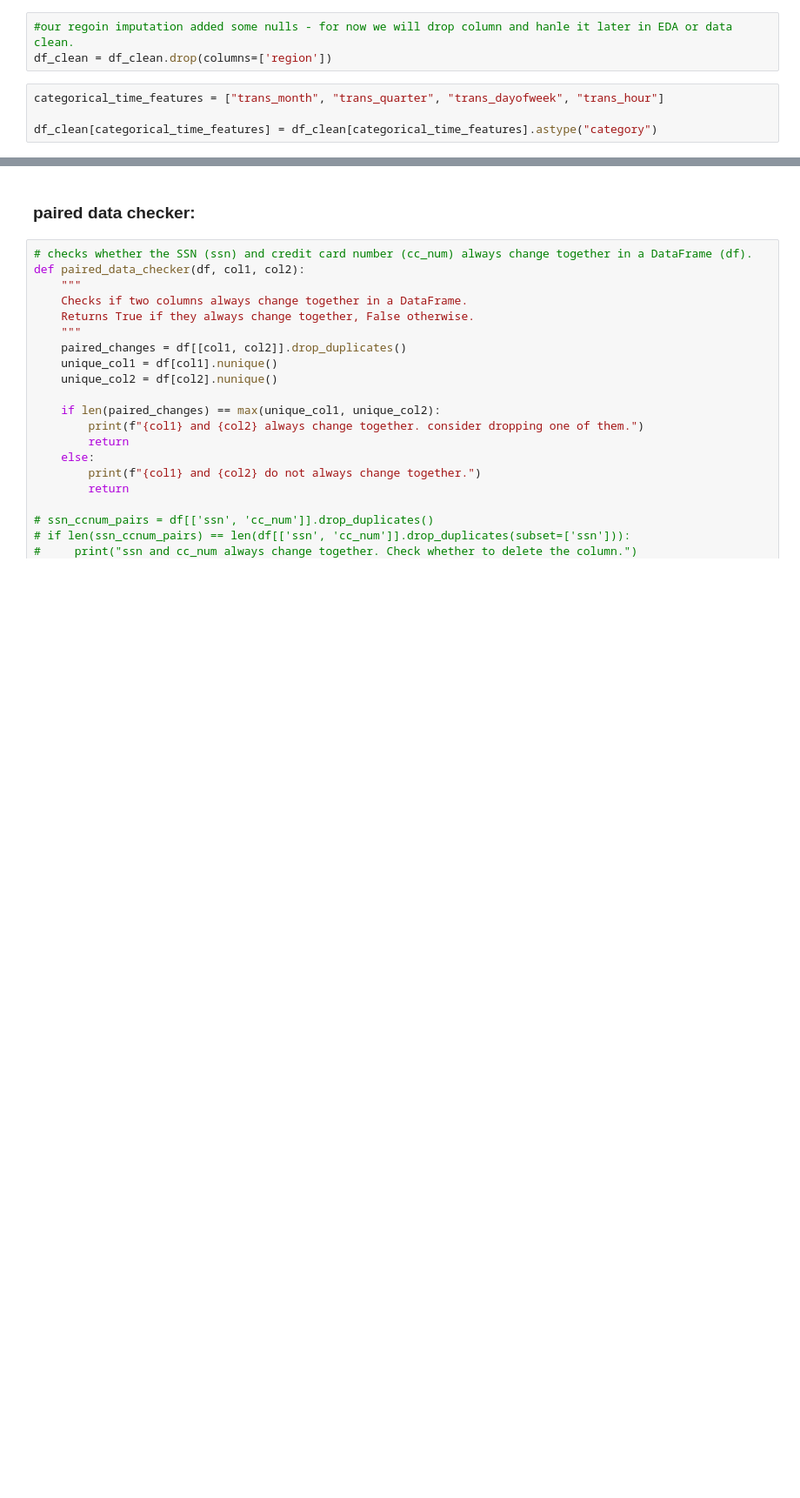
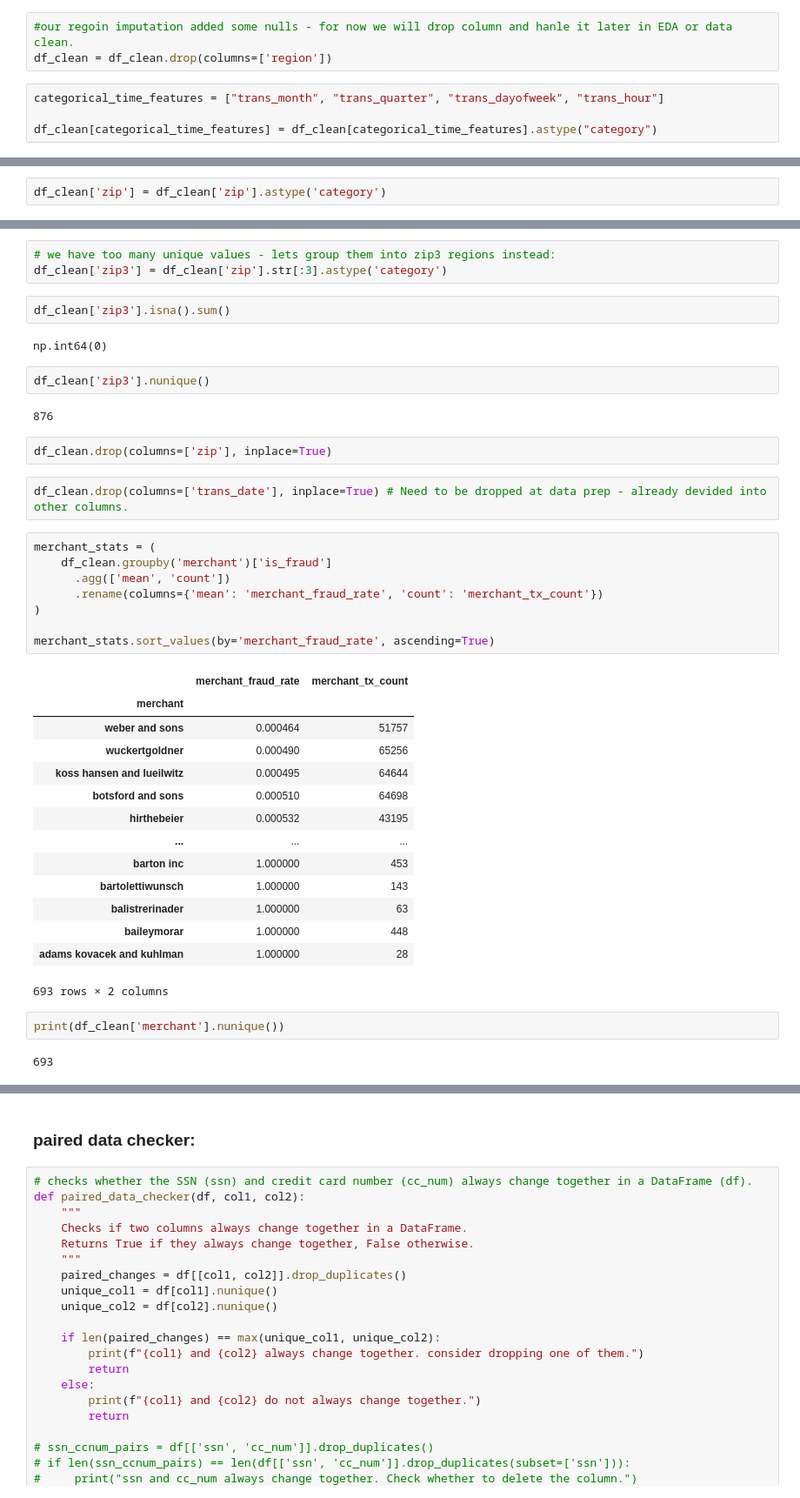
Before and after one commit to Shogant/Credit_Card_Fraud_Detection_Model, a Jupyter notebook: Data_Preparation.ipynb, the cells around one changed output, grey strips where cells are left out. Shown at 87% size. Saved outputs shown, nothing was run; the diff lists cells and outputs as text; blank space fills up the shorter version.

```diff
--- a/Data_Preparation.ipynb
+++ b/Data_Preparation.ipynb
@@ -1467,0 +1471,2 @@ df_clean.to_pickle("df_clean.pkl")
+# %%
+df_clean['zip'] = df_clean['zip'].astype('category')
@@ -1467,0 +1492,42 @@ df_clean.to_pickle("df_clean.pkl")
+# %%
+# we have too many unique values - lets group them into zip3 regions instead:
+df_clean['zip3'] = df_clean['zip'].str[:3].astype('category')
+# %%
+df_clean['zip3'].isna().sum()
+# %% [output]
+np.int64(0)
+# %%
+df_clean['zip3'].nunique()
+# %% [output]
+876
+# %%
+df_clean.drop(columns=['zip'], inplace=True)
+# %%
+df_clean.drop(columns=['trans_date'], inplace=True) # Need to be dropped at data prep - already devided into other columns.
+# %%
+merchant_stats = (
+    df_clean.groupby('merchant')['is_fraud']
+      .agg(['mean', 'count'])
+      .rename(columns={'mean': 'merchant_fraud_rate', 'count': 'merchant_tx_count'})
+)
+
+merchant_stats.sort_values(by='merchant_fraud_rate', ascending=True)
+# %% [output]
+|  | merchant_fraud_rate | merchant_tx_count |
+| merchant |  |  |
+| weber and sons | 0.000464 | 51757 |
+| wuckertgoldner | 0.000490 | 65256 |
+| koss hansen and lueilwitz | 0.000495 | 64644 |
+| botsford and sons | 0.000510 | 64698 |
+| hirthebeier | 0.000532 | 43195 |
+| ... | ... | ... |
+| barton inc | 1.000000 | 453 |
+| bartolettiwunsch | 1.000000 | 143 |
+| balistrerinader | 1.000000 | 63 |
+| baileymorar | 1.000000 | 448 |
+| adams kovacek and kuhlman | 1.000000 | 28 |
+693 rows × 2 columns
+# %%
+print(df_clean['merchant'].nunique())
+# %% [output]
+693
```
Also changed, not shown: parts of 33 cells of this notebook, 6 other files.
